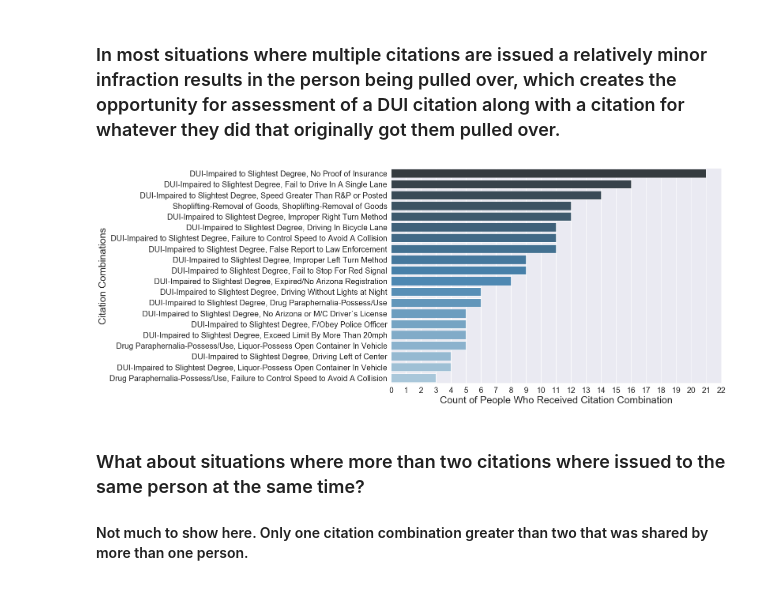
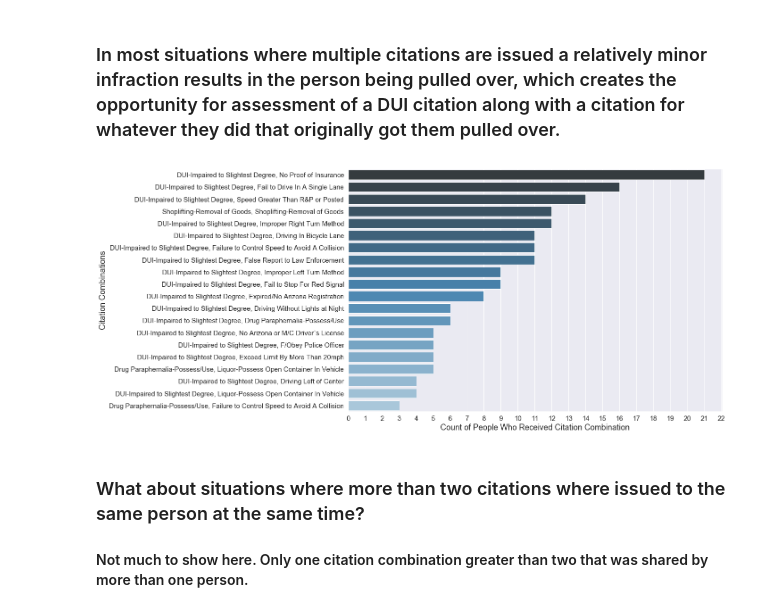
Before and after one commit to mrkjhsn/City-of-Scottsdale-Citations, a Jupyter notebook: Multiple_Citations_Visualization.ipynb, the cells around one changed output. Saved outputs shown, nothing was run; the diff lists cells and outputs as text; code cells hidden in the pictures.

```diff
--- a/Multiple_Citations_Visualization.ipynb
+++ b/Multiple_Citations_Visualization.ipynb
@@ -131,15 +131,15 @@ multiple_citations_ordered.head(20)
 # %%
 sns.set(rc={'figure.figsize':(15,10)})
 ax = sns.barplot(x=multiple_citations_ordered.iloc[:,1].head(20),\
                  y=multiple_citations_ordered.iloc[:,0].head(20),\
                 palette="Blues_d")
-plt.xlabel("Count of People Who Received Citation Combination",fontsize=25)
-plt.ylabel("Citation Combinations",fontsize=25)
-plt.tick_params(labelsize=20)
+plt.xlabel("Count of People Who Received Citation Combination",fontsize=18)
+plt.ylabel("Citation Combinations",fontsize=18)
+plt.tick_params(labelsize=15)
 ax.xaxis.set_major_locator(ticker.MultipleLocator())
-plt.savefig('visualizations/Multiple Citation Combinations.png')
+plt.savefig('visualizations/Multiple Citation Combinations.png',bbox_inches='tight')
 # %% [output]
-[figure, old version]
+[figure, new version]
 # %% [markdown]
 ### What about situations where more than two citations where issued to the same person at the same time?
 
```
